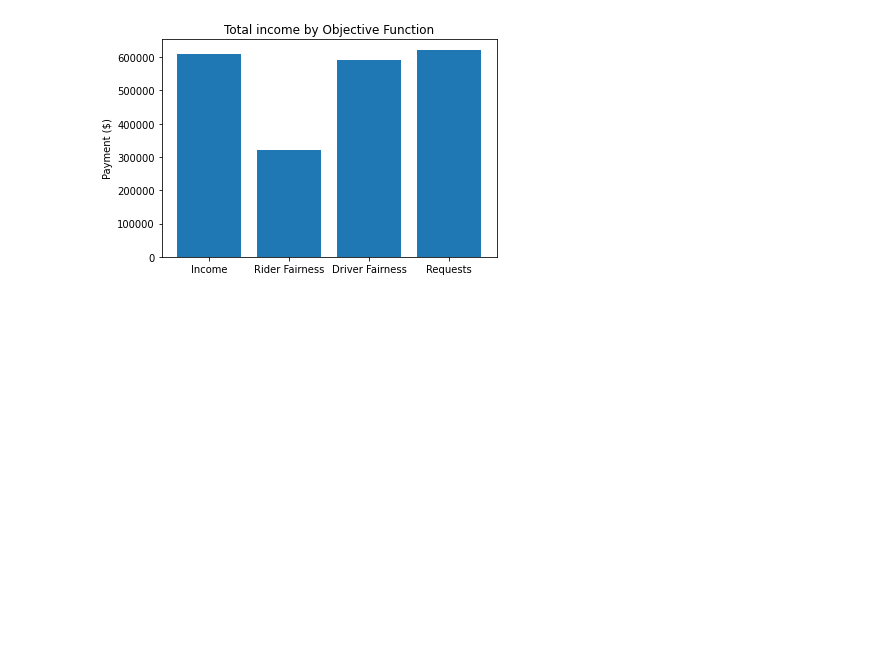
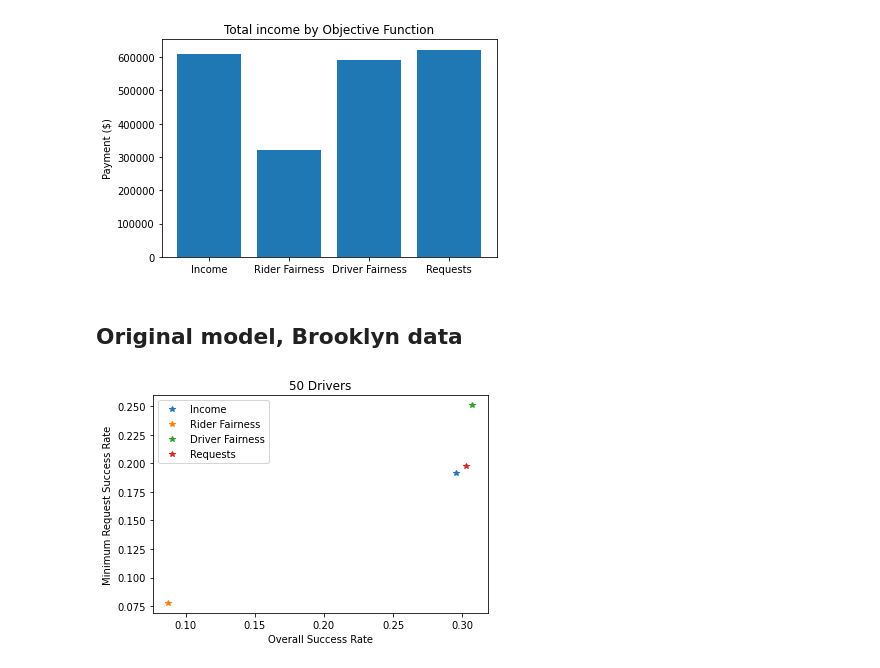
Before and after one commit to Veranep/fact-ai-group-25, a Jupyter notebook: generate_plots.ipynb, the cells around one changed output. Drawn from its saved outputs; the diff is of its cells as text; code cells hidden in the pictures; blank space fills up the shorter version.

Commit message:
Add Brooklyn results

```diff
--- a/generate_plots.ipynb
+++ b/generate_plots.ipynb
@@ -10,6 +10,7 @@ import pickle
 data_dir = "logs/epoch_data/"
 label_dir_orig = "data/ny/"
 label_dir_repl = "data/paper_replication/"
+label_dir_brook = "data/brooklyn_generalisation/"
 # %% [markdown]
 # Data loading
 # %% [markdown]
@@ -88,0 +92,27 @@ with open(data_dir + "2022-01-31_155147.pkl", "rb") as infile:
+# %%
+with open(label_dir_brook + "new_labels.pkl", "rb") as infile:
+    labels_brook = np.array(pickle.load(infile))
+# %%
+with open(data_dir + "2022-02-02_123424_1_50.pkl", "rb") as infile:
+    requests_brook_50_a = pickle.load(infile)
+
+with open(data_dir + "2022-02-02_124320_1_50.pkl", "rb") as infile:
+    requests_brook_50_b = pickle.load(infile)
+
+with open(data_dir + "2022-02-03_023724_15_50.pkl", "rb") as infile:
+    income_brook_50_a = pickle.load(infile)
+
+with open(data_dir + "2022-02-03_024627_15_50.pkl", "rb") as infile:
+    income_brook_50_b = pickle.load(infile)
+
+with open(data_dir + "2022-02-02_091135_10_50.pkl", "rb") as infile:
+    driver_brook_50_a = pickle.load(infile)
+
+with open(data_dir + "2022-02-02_092047_10_50.pkl", "rb") as infile:
+    driver_brook_50_b = pickle.load(infile)
+
+with open(data_dir + "2022-02-01_233310_14_50.pkl", "rb") as infile:
+    rider_brook_50_a = pickle.load(infile)
+
+with open(data_dir + "2022-02-01_234046_14_50.pkl", "rb") as infile:
+    rider_brook_50_b = pickle.load(infile)
@@ -89,7 +143,7 @@ with open(data_dir + "2022-01-31_155147.pkl", "rb") as infile:
 # %% [markdown]
 # Functions
 # %%
-def get_success_rate_plot(stats, labels, plot_labels, n_drivers, lim_x=None, lim_y=None):
+def get_success_rate_plot(stats, labels, plot_labels, n_drivers, lim_x=None, lim_y=None, statsb=None):
     for i, stat in enumerate(stats):
         total_ratio = stat['total_requests_accepted'] / sum(stat['epoch_requests_seen'])
         all_accepted_locations = list(itertools.chain(*stat["epoch_locations_accepted"]))
@@ -100,6 +154,18 @@ def get_success_rate_plot(stats, labels, plot_labels, n_drivers, lim_x=None, lim
         all_counter = Counter(all_neighborhoods)
         neighborhood_ratios = np.array([v for (k, v) in sorted(accepted_counter.items())]) / np.array([v for (k, v) in sorted(all_counter.items())])
         min_ratio = neighborhood_ratios.min()
+        if statsb:
+            total_ratiob = statsb[i]['total_requests_accepted'] / sum(statsb[i]['epoch_requests_seen'])
+            total_ratio = np.mean([total_ratio, total_ratiob])
+            all_accepted_locations = list(itertools.chain(*statsb[i]["epoch_locations_accepted"]))
+            all_accepted_neighborhoods = labels[all_accepted_locations]
+            accepted_counter = Counter(all_accepted_neighborhoods)
+            all_locations = list(itertools.chain(*statsb[i]["epoch_locations_all"]))
+            all_neighborhoods = labels[all_locations]
+            all_counter = Counter(all_neighborhoods)
+            neighborhood_ratios = np.array([v for (k, v) in sorted(accepted_counter.items())]) / np.array([v for (k, v) in sorted(all_counter.items())])
+            min_ratiob = neighborhood_ratios.min()
+            min_ratio = np.mean([min_ratio, min_ratiob])
         plt.plot(total_ratio, min_ratio, "*", label=plot_labels[i])
     plt.title(f"{n_drivers} Drivers")
     plt.xlabel("Overall Success Rate")
@@ -211,3 +284,9 @@ get_income_dist_plot([income_repl_200, rider_repl_200, driver_repl_200, requests
 get_total_income_bar_plot([income_repl_200, rider_repl_200, driver_repl_200, requests_repl_200], ["Income", "Rider Fairness", "Driver Fairness", "Requests"])
 # %% [output]
 [figure]
+# %% [markdown]
+## Original model, Brooklyn data
+# %%
+get_success_rate_plot([income_brook_50_a, rider_brook_50_a, driver_brook_50_a, requests_brook_50_a], labels_brook, ["Income", "Rider Fairness", "Driver Fairness", "Requests"], 50, statsb=[income_brook_50_b, rider_brook_50_b, driver_brook_50_b, requests_brook_50_b])
+# %% [output]
+[figure, added]
```
Also changed, not shown: parts of 11 cells of this notebook, 16 other files.
